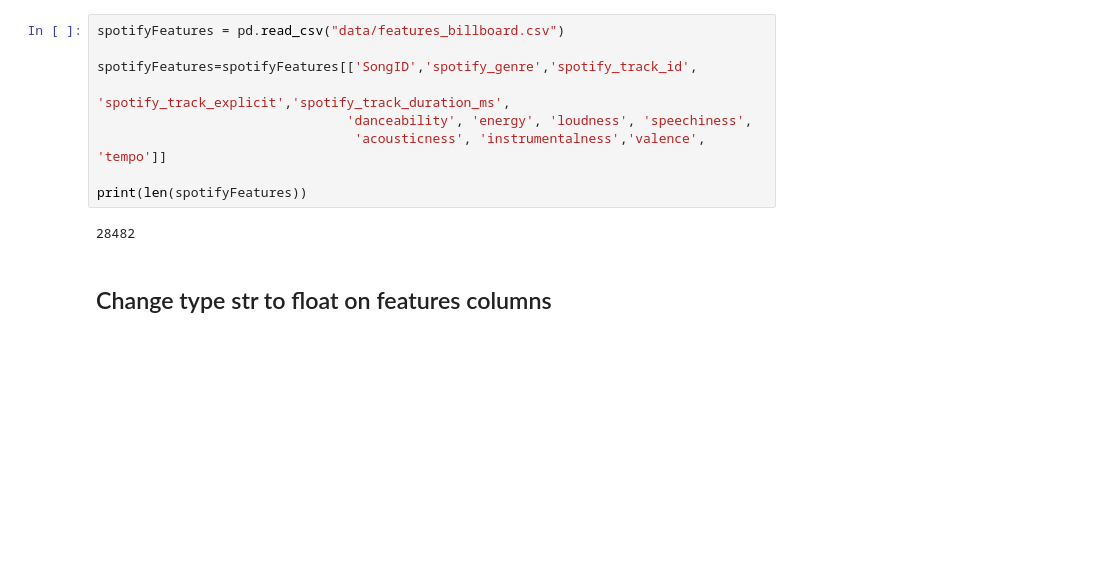
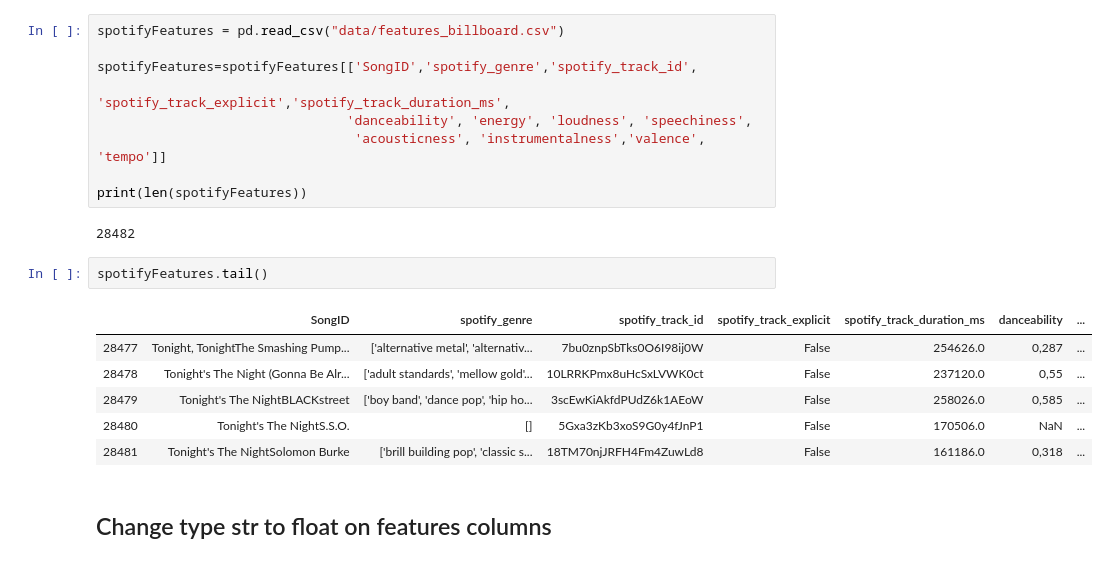
Before and after one commit to charlesdecott/P8-Openclassroom-Billboard-Analysis, a Jupyter notebook: 2-Spotify features cleaning.ipynb, the cells around one changed output. Cells and saved outputs as stored; diff of their text form; blank space fills up the shorter version.

```diff
--- a/2-Spotify features cleaning.ipynb
+++ b/2-Spotify features cleaning.ipynb
@@ -32,6 +32,15 @@ spotifyFeatures=spotifyFeatures[['SongID','spotify_genre','spotify_track_id',
 print(len(spotifyFeatures))
 # %% [output]
 28482
+# %%
+spotifyFeatures.tail()
+# %% [output]
+|  | SongID | spotify_genre | spotify_track_id | spotify_track_explicit | spotify_track_duration_ms | danceability | ... |
+| 28477 | Tonight, TonightThe Smashing Pump... | ['alternative metal', 'alternativ... | 7bu0znpSbTks0O6I98ij0W | False | 254626.0 | 0,287 | ... |
+| 28478 | Tonight's The Night (Gonna Be Alr... | ['adult standards', 'mellow gold'... | 10LRRKPmx8uHcSxLVWK0ct | False | 237120.0 | 0,55 | ... |
+| 28479 | Tonight's The NightBLACKstreet | ['boy band', 'dance pop', 'hip ho... | 3scEwKiAkfdPUdZ6k1AEoW | False | 258026.0 | 0,585 | ... |
+| 28480 | Tonight's The NightS.S.O. | [] | 5Gxa3zKb3xoS9G0y4fJnP1 | False | 170506.0 | NaN | ... |
+| 28481 | Tonight's The NightSolomon Burke | ['brill building pop', 'classic s... | 18TM70njJRFH4Fm4ZuwLd8 | False | 161186.0 | 0,318 | ... |
 # %% [markdown]
 ## Change type str to float on features columns
 # %%
```
